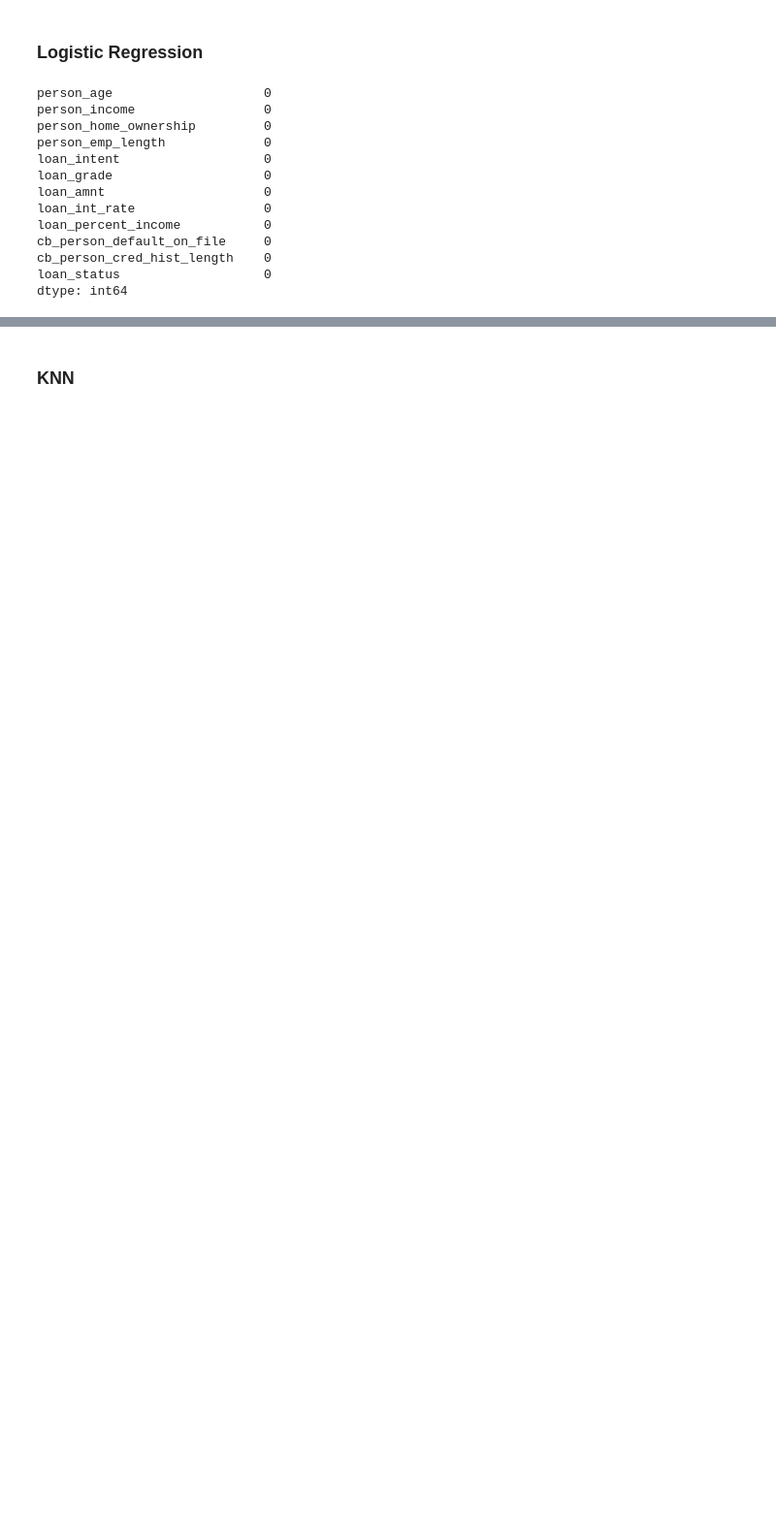
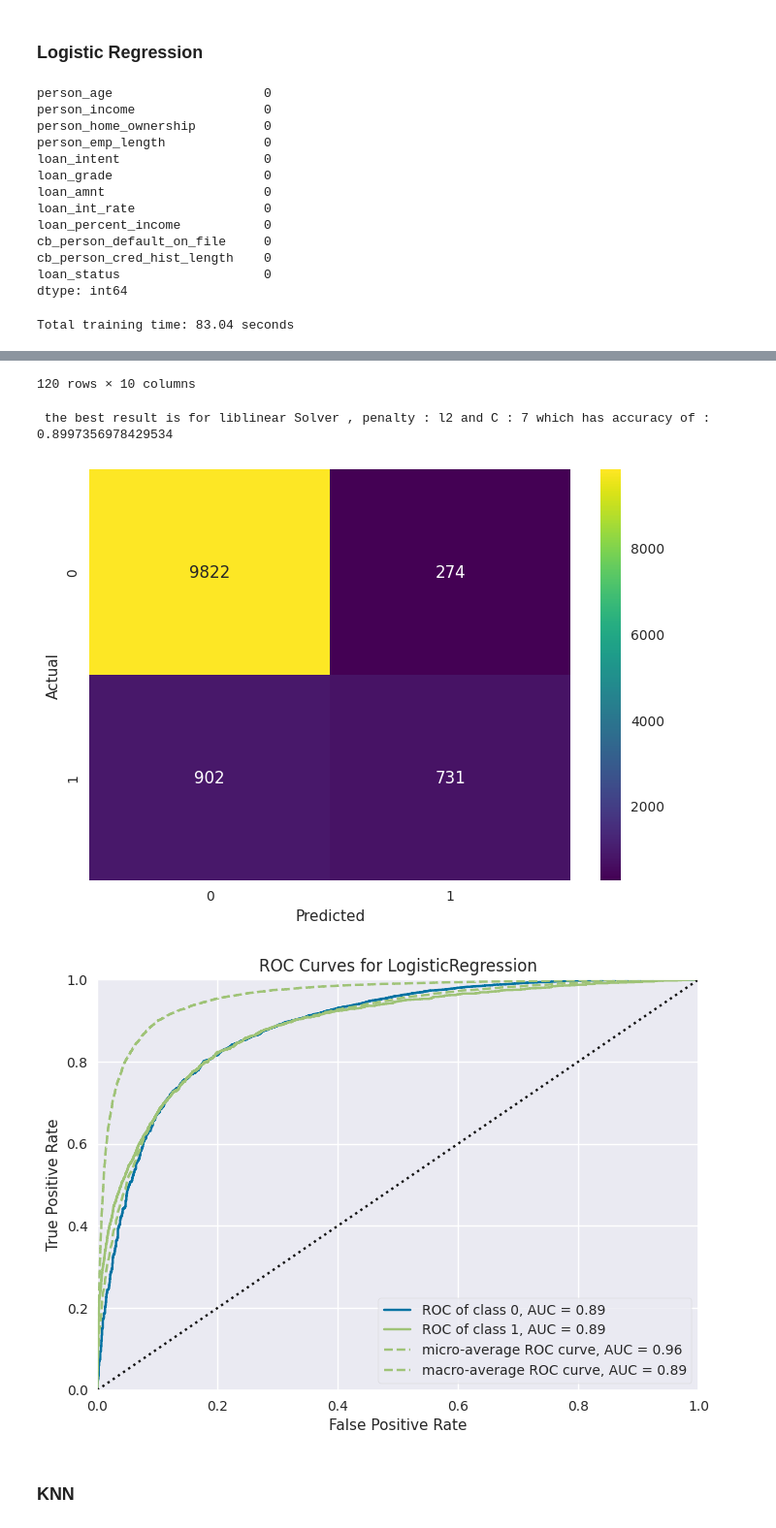
Before and after one commit to Gaurav23V/tabular_modeling, a Jupyter notebook: notebook.ipynb, the cells around one changed output, grey strips where cells are left out. Shown at 97% size. Cells and saved outputs as stored; diff of their text form; code cells hidden in the pictures; blank space fills up the shorter version.

```diff
--- a/notebook.ipynb
+++ b/notebook.ipynb
@@ -62,8 +43,8 @@ This will raise in a future version.
 # %% [markdown]
 ### Data Analysis and Processing
 # %%
-df = pd.read_csv('/content/train.csv')
-test_df = pd.read_csv('/content/test.csv')
+df = pd.read_csv('data/train.csv')
+test_df = pd.read_csv('data/test.csv')
 # %%
 df
 # %% [output]
@@ -275,6 +256,9 @@ cb_person_cred_hist_length    0
 loan_status                   0
 dtype: int64
 # %%
+import time
+from tqdm import tqdm
+
 results = []
 
 X = df.drop(columns=['loan_status'])
@@ -294,24 +278,37 @@ solver_penalties = [
     ('saga', ['elasticnet', 'l1', 'l2', None])
 ]
 
-for solver, penalties in solver_penalties:
-    for C in np.arange(1, 11):
-        for penalty in penalties:
-            if penalty == 'elasticnet':
-                l1_ratio = 0.5
-                clf = LogisticRegression(solver=solver, C = C, random_state = 42, penalty = penalty, l1_ratio=l1_ratio, max_iter=10000)
-            elif penalty is None:
-                clf = LogisticRegression(solver=solver, random_state = 42, max_iter = 10000, penalty = None)
-            else:
-                clf = LogisticRegression(solver=solver, random_state = 42, max_iter = 10000, penalty = penalty, C = C)
+# Calculate total iterations for progress bar
+total_iterations = sum(len(penalties) * 10 for _, penalties in solver_penalties)
 
-            clf.fit(x_train1, y_train1)
-            y_pred1 = clf.predict(x_test1)
-            cm = metrics.confusion_matrix(y_test1, y_pred1)
-            accuracy = metrics.accuracy_score(y_test1, y_pred1)
-            precision = metrics.precision_score(y_test1, y_pred1)
-            recall = metrics.recall_score(y_test1, y_pred1)
-            results.append((solver, penalty, C, accuracy, precision, recall, cm[0, 0], cm[0, 1], cm[1, 0], cm[1, 1]))
+start_time = time.time()
+with tqdm(total=total_iterations, desc='Training Progress') as pbar:
+    for solver, penalties in solver_penalties:
+        for C in np.arange(1, 11):
+            for penalty in penalties:
+                # Display current parameters
+                pbar.set_description(f'Solver: {solver}, Penalty: {penalty}, C: {C}')
+
+                if penalty == 'elasticnet':
+                    l1_ratio = 0.5
+                    clf = LogisticRegression(solver=solver, C=C, random_state=42, penalty=penalty, l1_ratio=l1_ratio, max_iter=10000)
+                elif penalty is None:
+                    clf = LogisticRegression(solver=solver, random_state=42, max_iter=10000, penalty=None)
+                else:
+                    clf = LogisticRegression(solver=solver, random_state=42, max_iter=10000, penalty=penalty, C=C)
+
+                clf.fit(x_train1, y_train1)
+                y_pred1 = clf.predict(x_test1)
+                cm = metrics.confusion_matrix(y_test1, y_pred1)
+                accuracy = metrics.accuracy_score(y_test1, y_pred1)
+                precision = metrics.precision_score(y_test1, y_pred1)
+                recall = metrics.recall_score(y_test1, y_pred1)
+                results.append((solver, penalty, C, accuracy, precision, recall, cm[0, 0], cm[0, 1], cm[1, 0], cm[1, 1]))
+
+                pbar.update(1)
+
+elapsed_time = time.time() - start_time
+print(f"\nTotal training time: {elapsed_time:.2f} seconds")
 
 results_df = pd.DataFrame(results, columns=['solver', 'penalty', 'C', 'accuracy', 'precision', 'recall', 'TN', 'FP', 'FN', 'TP'])
 results_df.sort_values(by='accuracy', ascending=False, inplace=True)
@@ -336,3 +333,5 @@ visualizer = ROCAUC(best_clf)
 visualizer.fit(x_train1, y_train1)
 visualizer.score(x_test1, y_test1)
 visualizer.show();
+# %% [output]
+Total training time: 83.04 seconds
@@ -339,3 +350,7 @@ visualizer.show();
+120 rows × 10 columns
+ the best result is for liblinear Solver , penalty : l2 and C : 7 which has accuracy of : 0.8997356978429534
+[figure, added]
+[figure, added]
 # %% [markdown]
 ### KNN
 # %%
```
Also changed, not shown: parts of 15 cells of this notebook, 5 other files.
